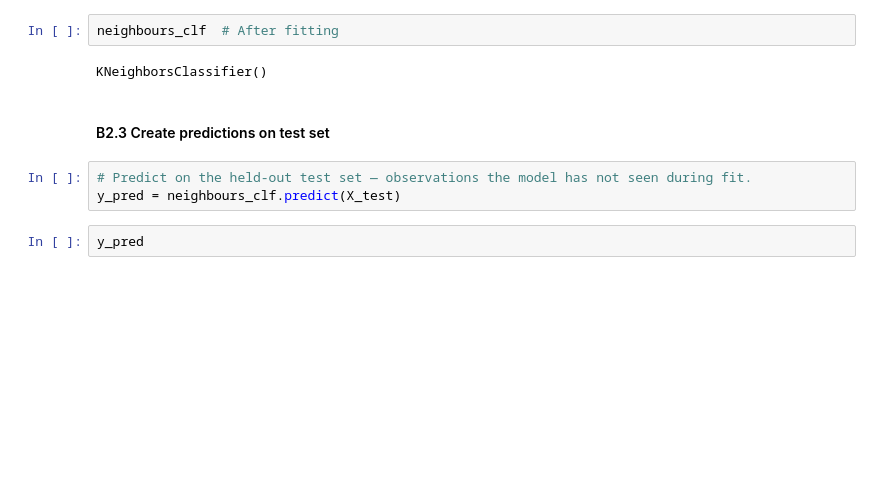
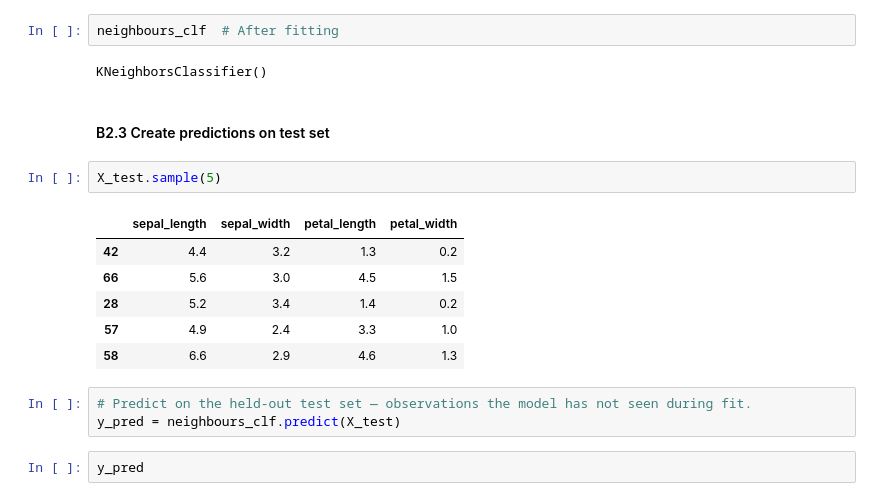
Before and after one commit to argythana/uoa_py_course, a Jupyter notebook: lectures_07_13_pandas_plots_scikit/lecture_10_knn_train_test_split/reading_material/lec_10a_knn_classification.ipynb, the cells around one changed output. Saved outputs shown, nothing was run; the diff lists cells and outputs as text; blank space fills up the shorter version.

```diff
--- a/lectures_07_13_pandas_plots_scikit/lecture_10_knn_train_test_split/reading_material/lec_10a_knn_classification.ipynb
+++ b/lectures_07_13_pandas_plots_scikit/lecture_10_knn_train_test_split/reading_material/lec_10a_knn_classification.ipynb
@@ -569,6 +569,15 @@ neighbours_clf  # After fitting
 KNeighborsClassifier()
 # %% [markdown]
 #### B2.3 Create predictions on test set
+# %%
+X_test.sample(5)
+# %% [output]
+|  | sepal_length | sepal_width | petal_length | petal_width |
+| 42 | 4.4 | 3.2 | 1.3 | 0.2 |
+| 66 | 5.6 | 3.0 | 4.5 | 1.5 |
+| 28 | 5.2 | 3.4 | 1.4 | 0.2 |
+| 57 | 4.9 | 2.4 | 3.3 | 1.0 |
+| 58 | 6.6 | 2.9 | 4.6 | 1.3 |
 # %%
 # Predict on the held-out test set — observations the model has not seen during fit.
 y_pred = neighbours_clf.predict(X_test)
```
Also changed, not shown: parts of 12 cells of this notebook.
